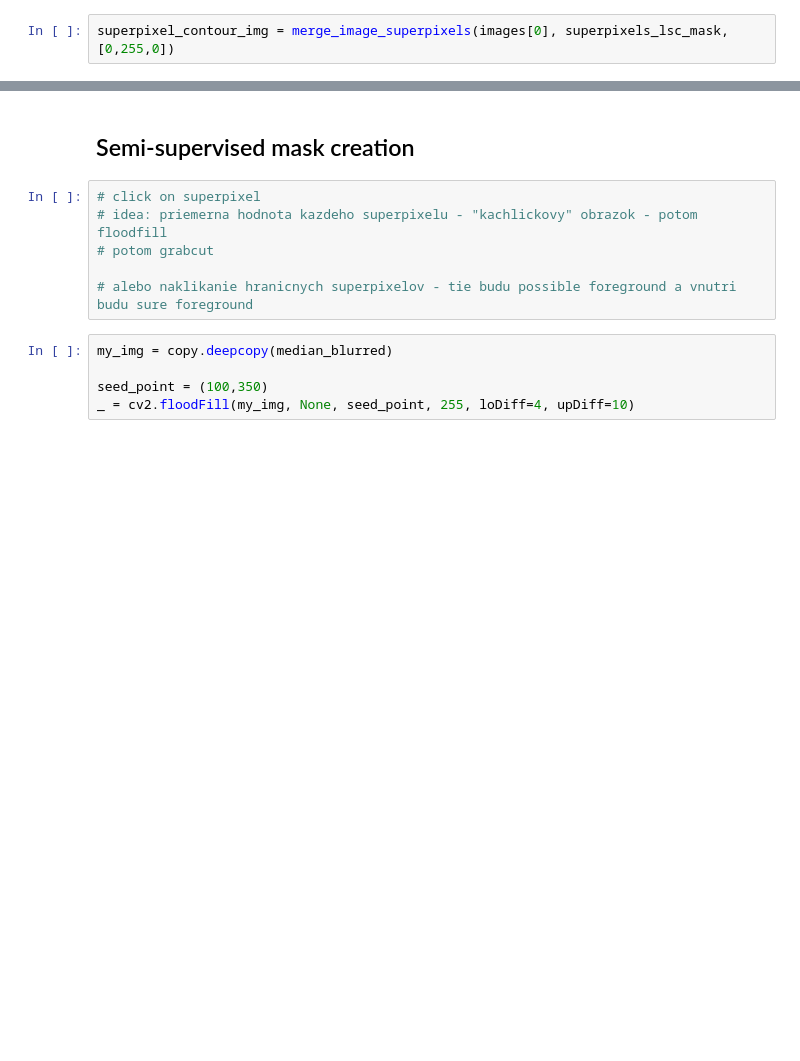
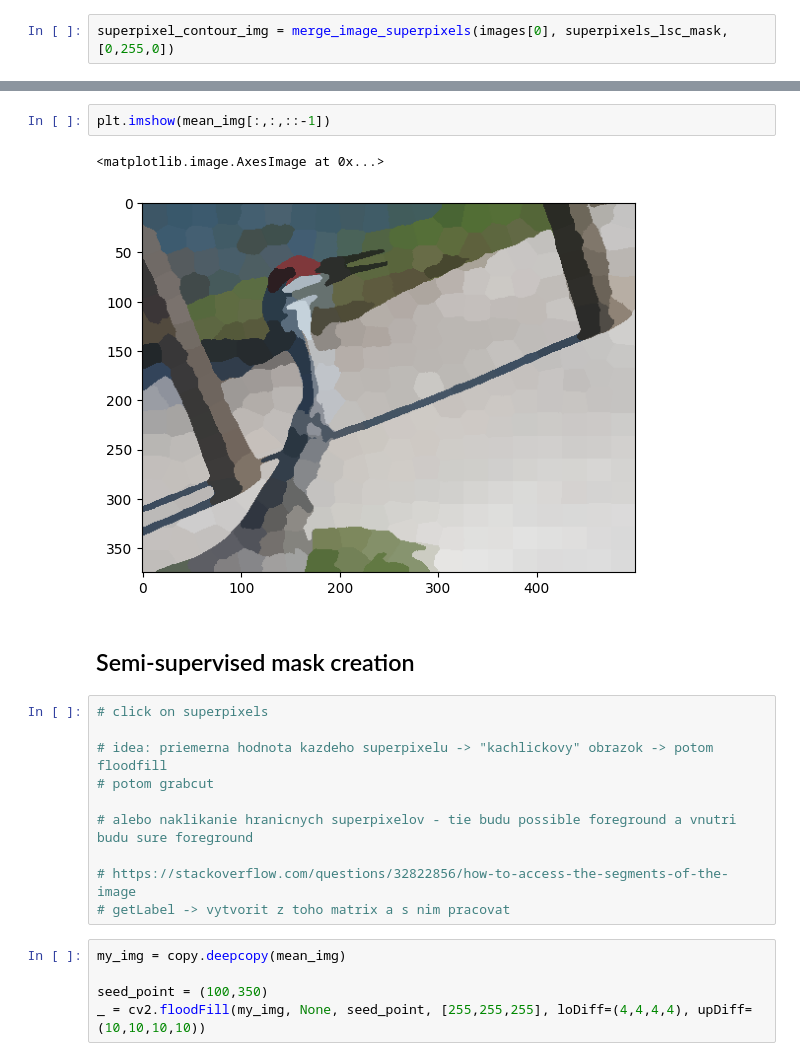
Before and after one commit to vktr274/cv-binary-segmentation, a Jupyter notebook: task2.ipynb, the cells around one changed output, grey strips where cells are left out. Drawn from its saved outputs; the diff is of its cells as text; blank space fills up the shorter version.

```diff
--- a/task2.ipynb
+++ b/task2.ipynb
@@ -97,14 +120,23 @@ plt.imshow(superpixel_contour_img[:,:,::-1])
+# %%
+plt.imshow(mean_img[:,:,::-1])
+# %% [output]
+<matplotlib.image.AxesImage at 0x...>
+[figure, added]
 # %% [markdown]
 ## Semi-supervised mask creation
 # %%
-# click on superpixel
-# idea: priemerna hodnota kazdeho superpixelu - "kachlickovy" obrazok - potom floodfill
+# click on superpixels
+
+# idea: priemerna hodnota kazdeho superpixelu -> "kachlickovy" obrazok -> potom floodfill
 # potom grabcut
 
 # alebo naklikanie hranicnych superpixelov - tie budu possible foreground a vnutri budu sure foreground
+
+# https://stackoverflow.com/questions/32822856/how-to-access-the-segments-of-the-image
+# getLabel -> vytvorit z toho matrix a s nim pracovat
 # %%
-my_img = copy.deepcopy(median_blurred)
+my_img = copy.deepcopy(mean_img)
 
 seed_point = (100,350)
-_ = cv2.floodFill(my_img, None, seed_point, 255, loDiff=4, upDiff=10)
+_ = cv2.floodFill(my_img, None, seed_point, [255,255,255], loDiff=(4,4,4,4), upDiff=(10,10,10,10))
 # %%
```
Also changed, not shown: parts of 8 cells of this notebook.
